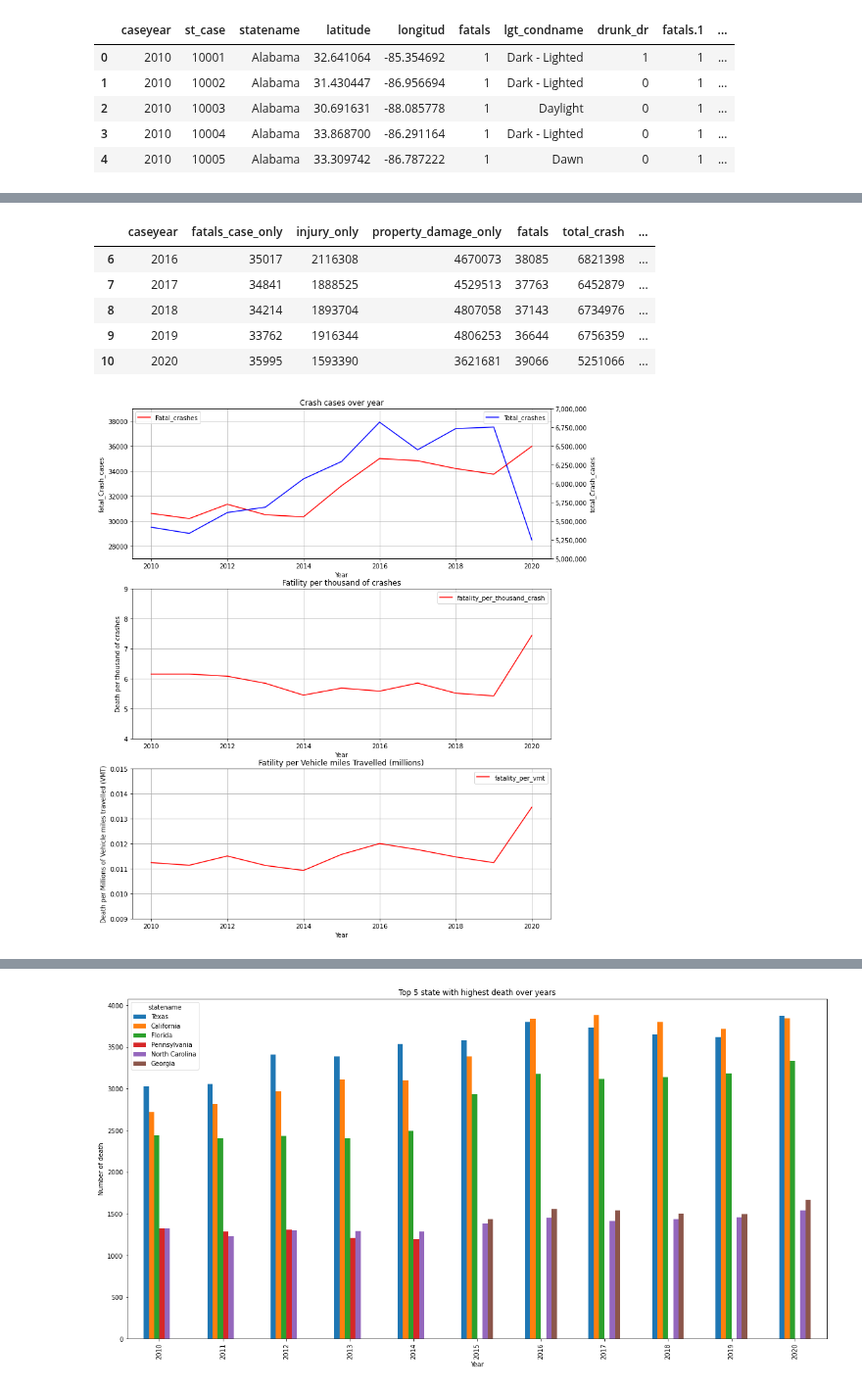
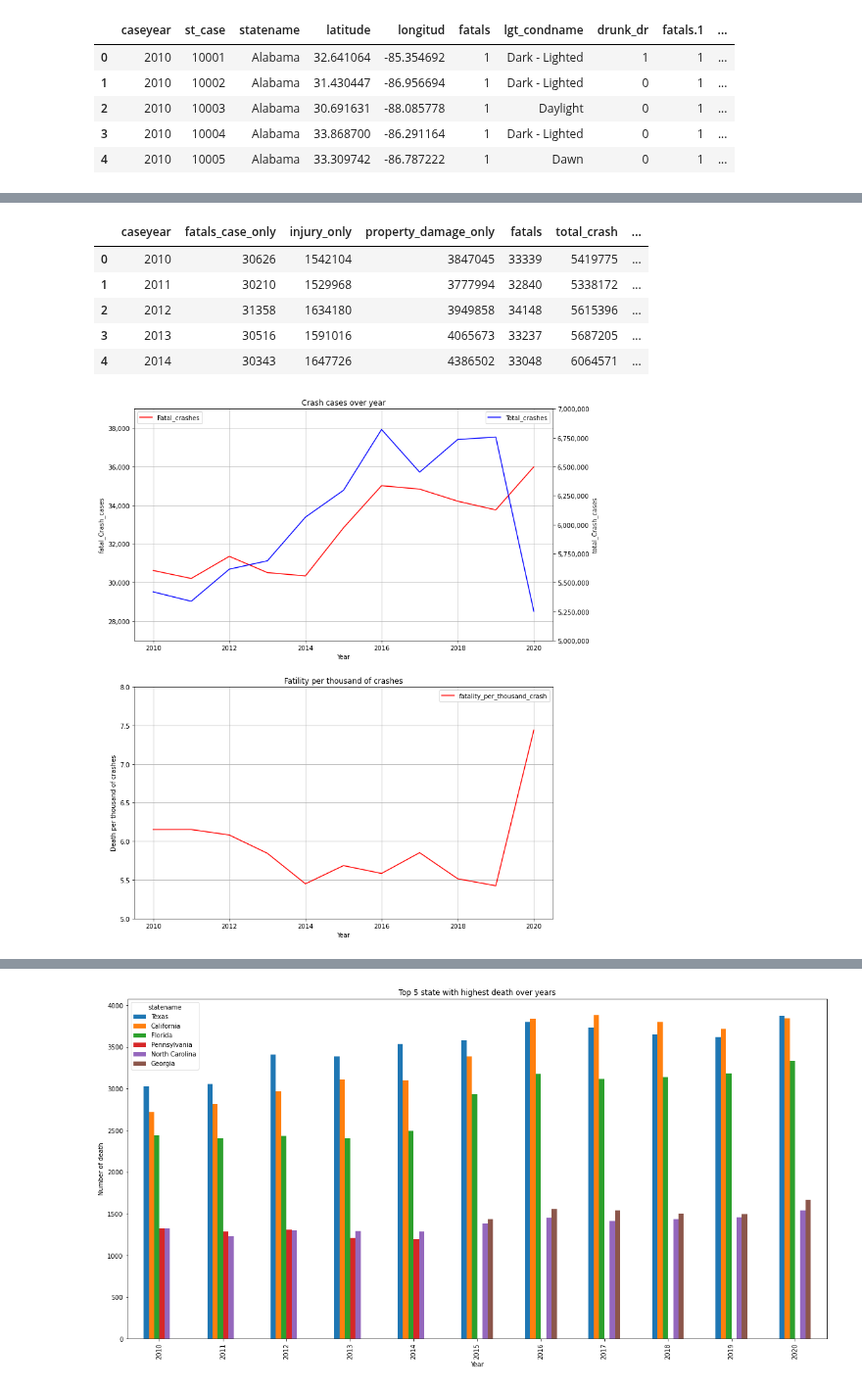
Before and after one commit to MZt92-ui/Project-1-Group-3, a Jupyter notebook: car_crash/data_analyse.ipynb, the cells around one changed output, grey strips where cells are left out. Shown at 98% size. Cells and saved outputs as stored; diff of their text form; code cells hidden in the pictures.

```diff
--- a/car_crash/data_analyse.ipynb
+++ b/car_crash/data_analyse.ipynb
@@ -66,51 +46,44 @@ death_by_year = fatality.groupby('caseyear').sum()['fatals'].reset_index()
 summary_crash_case = fatal_case_by_year.merge(injury_property_damage,on='caseyear')
 summary_crash_case = summary_crash_case.merge(death_by_year,on='caseyear')
 summary_crash_case['total_crash'] = summary_crash_case.fatals_case_only + summary_crash_case.injury_only + summary_crash_case.property_damage_only
-summary_crash_case = summary_crash_case.merge(vehicle_miles.loc[vehicle_miles['mode'] == 'Car',['caseyear','vehicle_miles_milions']],on='caseyear')
 summary_crash_case['fatality_per_thousand_crash'] = summary_crash_case.fatals / summary_crash_case.total_crash * 1000
-summary_crash_case['fatality_per_vmt'] = summary_crash_case.fatals / summary_crash_case.vehicle_miles_milions
 summary_crash_case.to_csv('summary_data/car.csv',index=False)
-summary_crash_case.tail()
+summary_crash_case.head()
 # %% [output]
 |  | caseyear | fatals_case_only | injury_only | property_damage_only | fatals | total_crash | ... |
-| 6 | 2016 | 35017 | 2116308 | 4670073 | 38085 | 6821398 | ... |
-| 7 | 2017 | 34841 | 1888525 | 4529513 | 37763 | 6452879 | ... |
-| 8 | 2018 | 34214 | 1893704 | 4807058 | 37143 | 6734976 | ... |
-| 9 | 2019 | 33762 | 1916344 | 4806253 | 36644 | 6756359 | ... |
-| 10 | 2020 | 35995 | 1593390 | 3621681 | 39066 | 5251066 | ... |
+| 0 | 2010 | 30626 | 1542104 | 3847045 | 33339 | 5419775 | ... |
+| 1 | 2011 | 30210 | 1529968 | 3777994 | 32840 | 5338172 | ... |
+| 2 | 2012 | 31358 | 1634180 | 3949858 | 34148 | 5615396 | ... |
+| 3 | 2013 | 30516 | 1591016 | 4065673 | 33237 | 5687205 | ... |
+| 4 | 2014 | 30343 | 1647726 | 4386502 | 33048 | 6064571 | ... |
 # %%
 # plot total fatal crashes per year
-fig, (p1,p2,p3) = plt.subplots(3,figsize=(12, 15))
+fig, (p1,p2) = plt.subplots(2,figsize=(12, 15))
 summary_crash_case.plot.line(x='caseyear',y='fatals_case_only',ax=p1,color='r',title='Crash cases over year')
 summary_crash_case.plot.line(x='caseyear',y='total_crash',secondary_y=True,ax=p1,color='b')
 #p1.title('Crash cases over year')
 p1.legend(['Fatal_crashes'],loc='upper left')
 p1.right_ax.legend(['Total_crashes'])
 p1.set_ylim(27000,39000)
 p1.right_ax.set_ylim(5000000,7000000)
 p1.set_xlabel("Year")
 p1.set_ylabel('fatal_Crash_cases')
+p1.yaxis.set_major_formatter(mpl.ticker.StrMethodFormatter('{x:,.0f}'))
 p1.right_ax.set_ylabel('total_Crash_cases')
 p1.right_ax.ticklabel_format(style='plain')
 p1.right_ax.yaxis.set_major_formatter(mpl.ticker.StrMethodFormatter('{x:,.0f}'))
 p1.grid()
 
 #plot total death per thousand of crashes
 summary_crash_case.plot.line(x='caseyear',y='fatality_per_thousand_crash',ax=p2,title='Fatility per thousand of crashes',color='r')
-p2.set_ylim(4,9)
+p2.set_ylim(5,8)
 p2.set_xlabel("Year")
 p2.set_ylabel('Death per thousand of crashes')
 p2.grid()
-#plot total death per Vehicle miles travelled
-summary_crash_case.plot.line(x='caseyear',y='fatality_per_vmt',ax=p3,title='Fatility per Vehicle miles Travelled (millions)',color='r')
-p3.set_ylim(0.009,0.015)
-p3.set_xlabel("Year")
-p3.set_ylabel('Death per Millions of Vehicle miles travelled (VMT)')
-p3.grid()
 
-p1.figure.savefig('Output/Crash cases over year.png',bbox_inches='tight')
+p1.figure.savefig('output/Crash cases over year.png')
 # %% [output]
-[figure, old version]
+[figure, new version]
 # %%
 # create death per state dataframe
 death_by_state = fatality.groupby(['caseyear','statename']).sum()['fatals'].reset_index()
```
Also changed, not shown: parts of 10 cells of this notebook, 14 other files.
